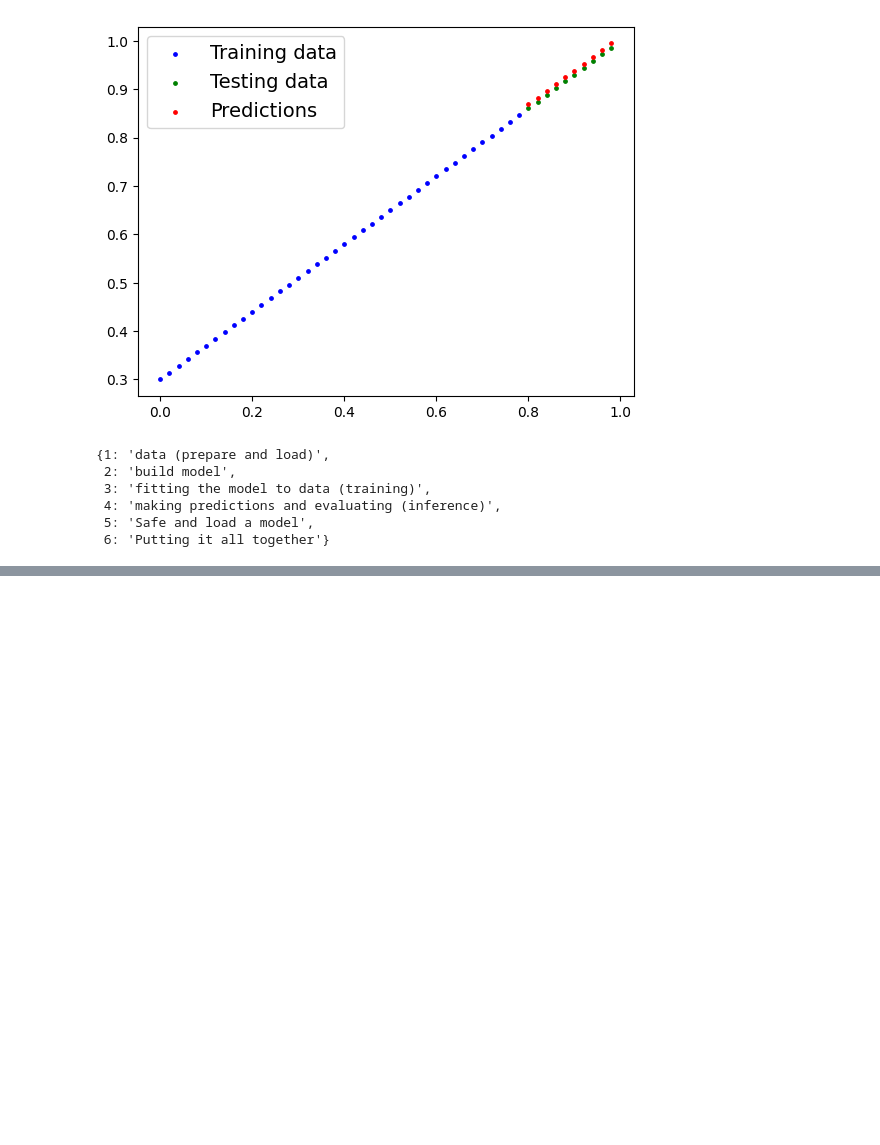
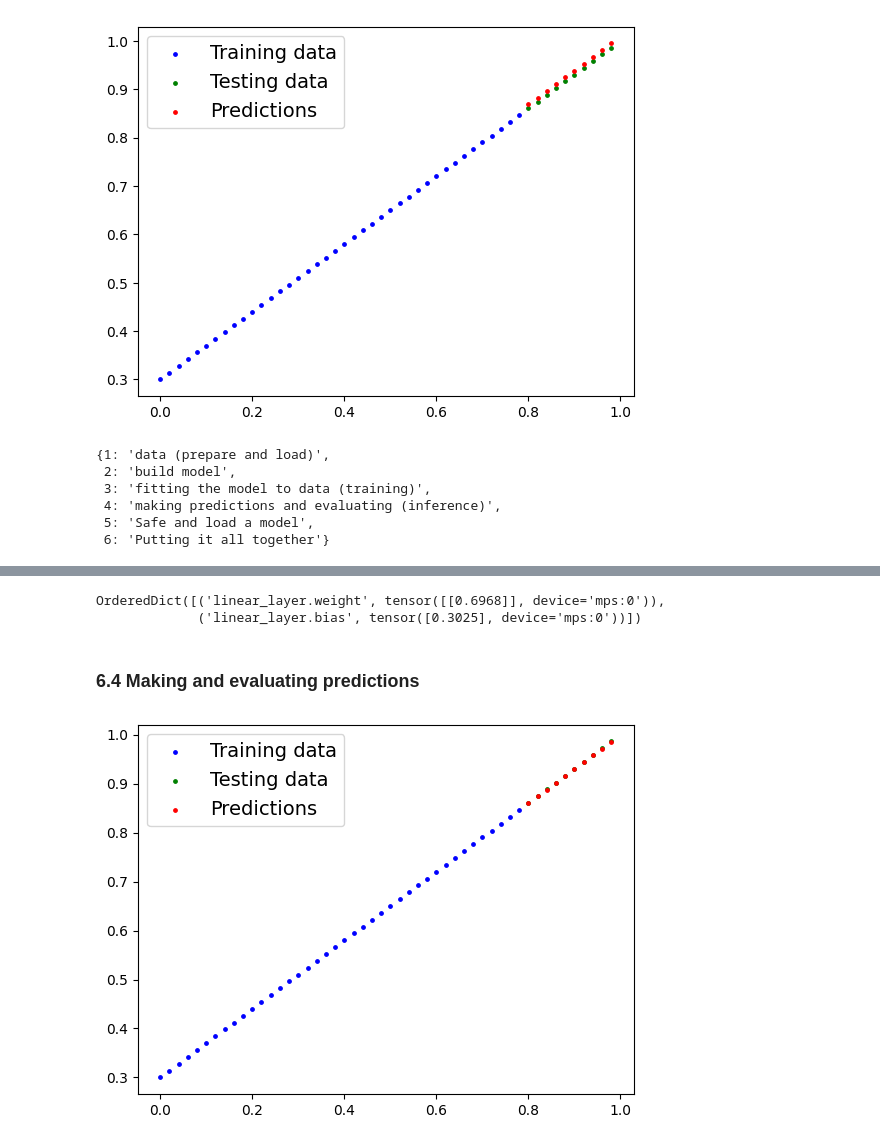
Before and after one commit to moritzmath/PyTorch---Course, a Jupyter notebook: 01_pytorch_workflow.ipynb, the cells around one changed output, grey strips where cells are left out. Saved outputs shown, nothing was run; the diff lists cells and outputs as text; code cells hidden in the pictures; blank space fills up the shorter version.

```diff
--- a/01_pytorch_workflow.ipynb
+++ b/01_pytorch_workflow.ipynb
@@ -324,0 +375,3 @@ OrderedDict([('weight', tensor([0.6990])), ('bias', tensor([0.3093]))])
+# %%
+device = torch.accelerator.current_accelerator().type if torch.accelerator.is_available() else "cpu"
+print(f"Using {device} device")
@@ -324,0 +382,20 @@ OrderedDict([('weight', tensor([0.6990])), ('bias', tensor([0.3093]))])
+# %%
+# Create some data using the linear regression formula of y = weight * features + bias
+
+weight = 0.7
+bias = 0.3
+
+# Create range values
+start = 0
+end = 1
+step = 0.02
+
+# Create X and y (features and labels)
+X = torch.arange(start, end, step).unsqueeze(dim=1)
+y = weight * X + bias
+# %%
+# split data
+train_split = int(0.8 * len(X))
+X_train, y_train = X[:train_split], y[:train_split]
+X_test, y_test = X[train_split:], y[train_split:]
+len(X_train), len(y_train), len(X_test), len(y_test)
@@ -324,0 +411,14 @@ OrderedDict([('weight', tensor([0.6990])), ('bias', tensor([0.3093]))])
+# %%
+class LinearRegressionModelV2(nn.Module):
+    def __init__(self):
+        super().__init__()
+        # Use nn.Linear() for creating the model parameters
+        self.linear_layer = nn.Linear(in_features=1,
+                                      out_features=1)
+
+    def forward(self,x: torch.Tensor) -> torch.Tensor:
+        return self.linear_layer(x)
+
+torch.manual_seed(seed=RANDOM_SEED)
+model1 = LinearRegressionModelV2()
+model1.state_dict()
@@ -324,0 +488,15 @@ OrderedDict([('weight', tensor([0.6990])), ('bias', tensor([0.3093]))])
+# %%
+model1.state_dict()
+# %% [output]
+OrderedDict([('linear_layer.weight', tensor([[0.6968]], device='mps:0')),
+             ('linear_layer.bias', tensor([0.3025], device='mps:0'))])
+# %% [markdown]
+### 6.4 Making and evaluating predictions
+# %%
+model1.eval()
+with torch.inference_mode():
+    y_preds = model1(X_test)
+
+plot_data(X_train.to("cpu").numpy(),y_train.to("cpu").numpy(),X_test.to("cpu").numpy(),y_test.to("cpu").numpy(),y_preds.to("cpu").numpy())
+# %% [output]
+[figure, added]
```
Also changed, not shown: parts of 23 cells of this notebook.
